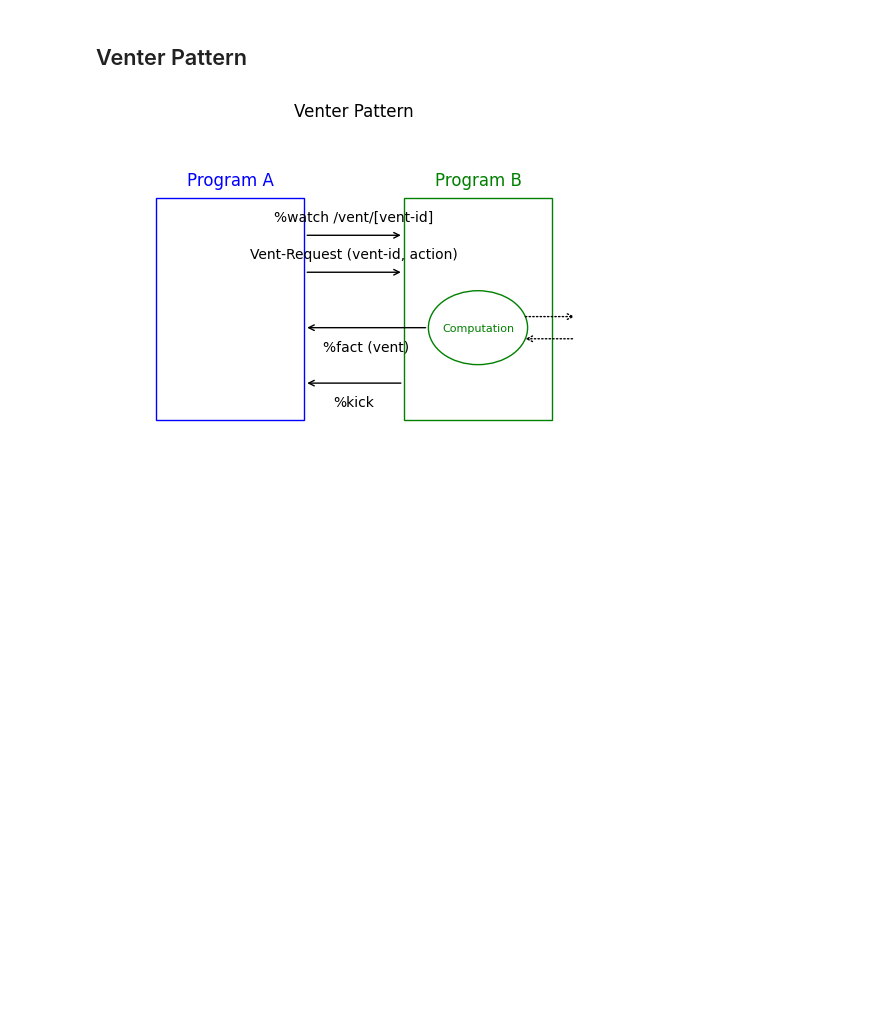
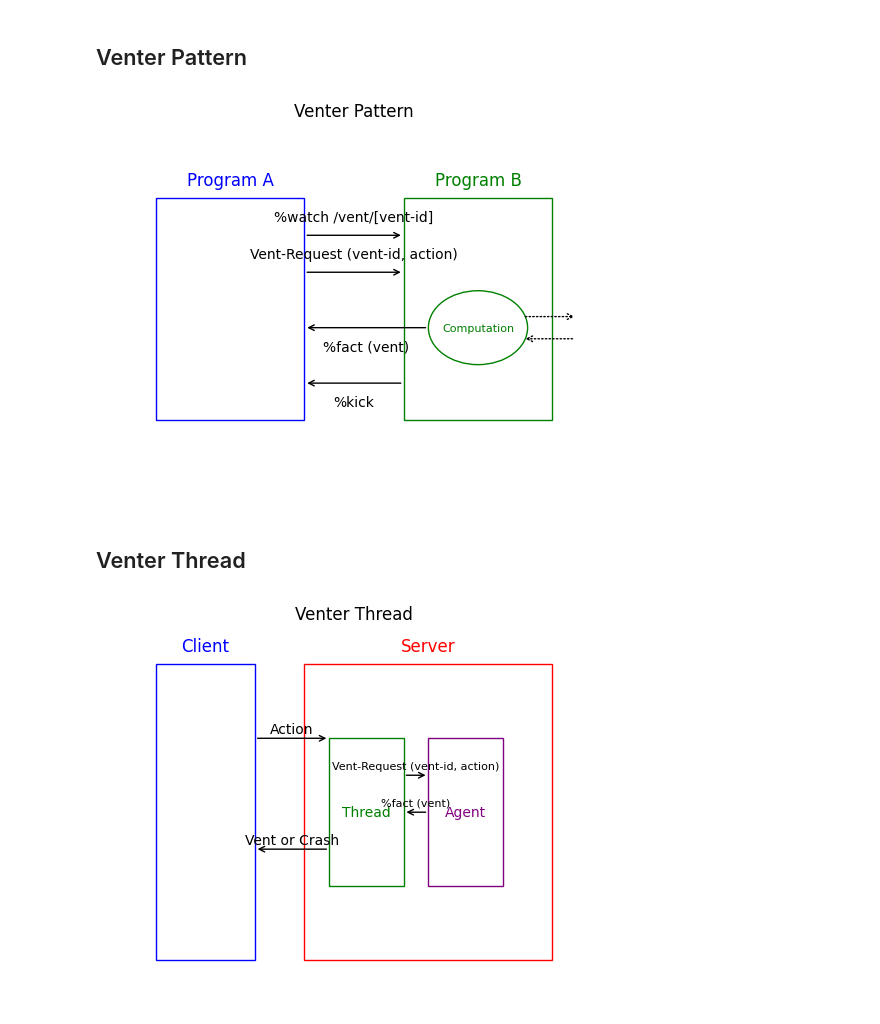
Before and after one commit to niblyx-malnus/venter-pattern, a Jupyter notebook: diagrams/Diagrams.ipynb, the cells around one changed output. Cells and saved outputs as stored; diff of their text form; code cells hidden in the pictures; blank space fills up the shorter version.

Commit message:
update images

```diff
--- a/diagrams/Diagrams.ipynb
+++ b/diagrams/Diagrams.ipynb
@@ -389,3 +389,62 @@ plt.savefig('images/venter_pattern.png', format='png')
 plt.show()
 # %% [output]
 [figure]
+# %% [markdown]
+## Venter Thread
+# %%
+import matplotlib.pyplot as plt
+import matplotlib.patches as patches
+
+# Create a new figure
+fig, ax = plt.subplots()
+
+# Create rectangles for Client and Server
+client_rect = patches.Rectangle((0.1, 0.1), 0.2, 0.8, edgecolor='blue', facecolor='none')
+server_rect = patches.Rectangle((0.4, 0.1), 0.5, 0.8, edgecolor='red', facecolor='none')
+
+# Adjust Thread and Agent rectangles to be longer and with specified margins
+thread_rect = patches.Rectangle((0.45, 0.3), 0.15, 0.4, edgecolor='green', facecolor='none')
+agent_rect = patches.Rectangle((0.65, 0.3), 0.15, 0.4, edgecolor='purple', facecolor='none')
+
+# Add the rectangles to the Axes
+ax.add_patch(client_rect)
+ax.add_patch(server_rect)
+ax.add_patch(thread_rect)
+ax.add_patch(agent_rect)
+
+# Add labels for Client, Server, Thread, and Agent
+ax.text(0.2, 0.95, 'Client', ha='center', va='center', fontsize=12, color='blue')
+ax.text(0.65, 0.95, 'Server', ha='center', va='center', fontsize=12, color='red')
+ax.text(0.525, 0.5, 'Thread', ha='center', va='center', fontsize=10, color='green')
+ax.text(0.725, 0.5, 'Agent', ha='center', va='center', fontsize=10, color='purple')
+
+# Create an arrow for the action from Client to Thread, touching the left side of Thread
+ax.annotate('', xy=(0.45, 0.7), xycoords='data', xytext=(0.3, 0.7), textcoords='data', arrowprops=dict(arrowstyle="->", color='black'))
+ax.text(0.375, 0.725, 'Action', ha='center', va='center', fontsize=10)
+
+# Create an arrow for the vent-request from Thread to Agent, starting at the right side of Thread
+ax.annotate('', xy=(0.65, 0.6), xycoords='data', xytext=(0.6, 0.6), textcoords='data', arrowprops=dict(arrowstyle="->", color='black'))
+ax.text(0.625, 0.625, 'Vent-Request (vent-id, action)', ha='center', va='center', fontsize=8)
+
+# Create an arrow for %fact (vent) from Agent to Thread, starting at the right side of Thread
+ax.annotate('', xy=(0.6, 0.5), xycoords='data', xytext=(0.65, 0.5), textcoords='data', arrowprops=dict(arrowstyle="->", color='black'))
+ax.text(0.625, 0.525, '%fact (vent)', ha='center', va='center', fontsize=8)
+
+# Create an arrow for Vent or Crash from Thread to Client, starting at the left side of Thread
+ax.annotate('', xy=(0.3, 0.4), xycoords='data', xytext=(0.45, 0.4), textcoords='data', arrowprops=dict(arrowstyle="->", color='black'))
+ax.text(0.375, 0.425, 'Vent or Crash', ha='center', va='center', fontsize=10)
+
+# Set limits and remove axis
+ax.set_xlim(0, 1)
+ax.set_ylim(0, 1)
+ax.axis('off')
+
+# Plotting
+plt.plot([1, 2, 3], [4, 5, 6])
+plt.title("Venter Thread")
+
+plt.savefig('images/venter_thread.png', format='png')
+
+plt.show()
+# %% [output]
+[figure, added]
```
Also changed, not shown: 1 other file.
